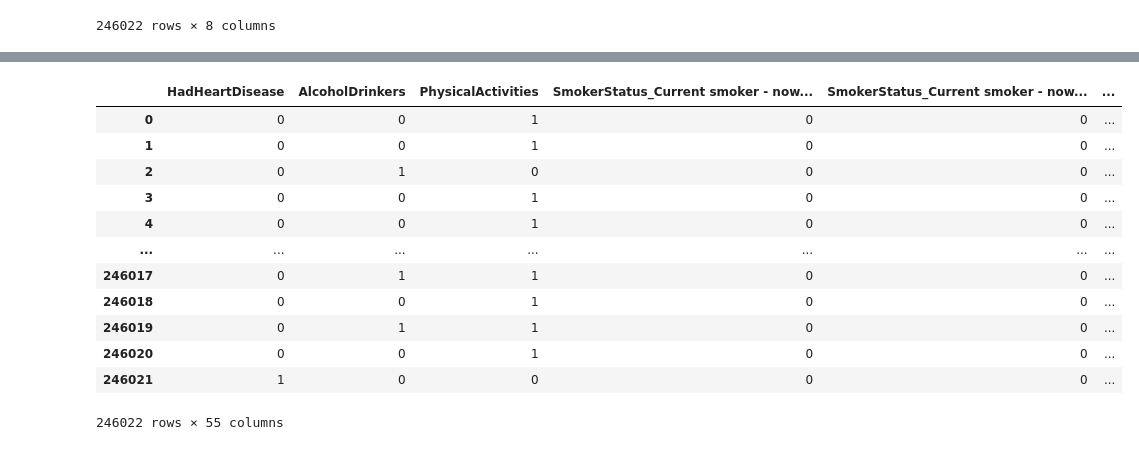
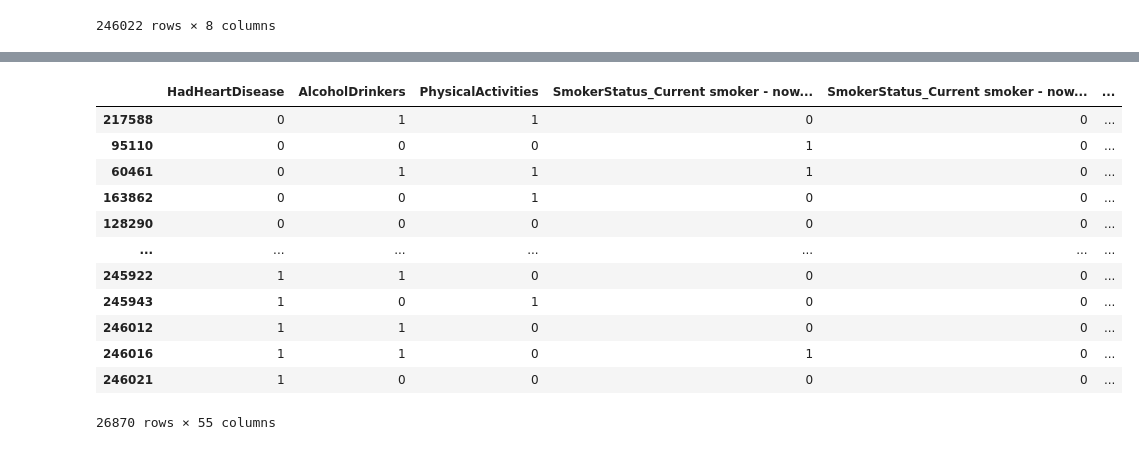
Before and after one commit to briangabini/csmodel, a Jupyter notebook: csmodel-project.ipynb, the cells around one changed output, grey strips where cells are left out. Cells and saved outputs as stored; diff of their text form; code cells hidden in the pictures.

```diff
--- a/csmodel-project.ipynb
+++ b/csmodel-project.ipynb
@@ -1103,3 +1103,17 @@ heart_df
 | 246020 | Excellent | 50 | No | Overweight | No | Never smoked | 7 | ... |
 | 246021 | Very good | 70 | Yes | Obese | No | Never smoked | 5 | ... |
 246022 rows × 8 columns
+# %%
+# Get respondents with heart disease
+heart_df_with = heart_df[heart_df['HadHeartDisease'] == 'Yes']
+
+# Get respondents without heart disease
+heart_df_without = heart_df[heart_df['HadHeartDisease'] == 'No']
+
+# Trim respondents without heart disease to match number of those with heart disease
+heart_df_without = heart_df_without.sample(n=heart_df_with.shape[0])
+
+# Concatenate the two dataframes
+heart_df_filtered = pd.concat([heart_df_without, heart_df_with])
+
+heart_df_filtered
@@ -1106,23 +1134,23 @@ heart_df
 # %%
 # One Hot Encoding
-heart_df_encoded = pd.get_dummies(heart_df, columns=['SmokerStatus', 'BMI', 'GeneralHealth', 'Age', 'SleepHours'])
-heart_df_encoded['HadHeartDisease'] = heart_df_encoded['HadHeartDisease'].map({'Yes': 1, 'No': 0})
-heart_df_encoded['AlcoholDrinkers'] = heart_df_encoded['AlcoholDrinkers'].map({'Yes': 1, 'No': 0})
-heart_df_encoded['PhysicalActivities'] = heart_df_encoded['PhysicalActivities'].map({'Yes': 1, 'No': 0})
-heart_df_encoded = heart_df_encoded.astype(int)
+heart_df_encoded_filtered = pd.get_dummies(heart_df_filtered, columns=['SmokerStatus', 'BMI', 'GeneralHealth', 'Age', 'SleepHours'])
+heart_df_encoded_filtered['HadHeartDisease'] = heart_df_encoded_filtered['HadHeartDisease'].map({'Yes': 1, 'No': 0})
+heart_df_encoded_filtered['AlcoholDrinkers'] = heart_df_encoded_filtered['AlcoholDrinkers'].map({'Yes': 1, 'No': 0})
+heart_df_encoded_filtered['PhysicalActivities'] = heart_df_encoded_filtered['PhysicalActivities'].map({'Yes': 1, 'No': 0})
+heart_df_encoded_filtered = heart_df_encoded_filtered.astype(int)
 
-heart_df_encoded
+heart_df_encoded_filtered
 # %% [output]
 |  | HadHeartDisease | AlcoholDrinkers | PhysicalActivities | SmokerStatus_Current smoker - now... | SmokerStatus_Current smoker - now... | ... |
-| 0 | 0 | 0 | 1 | 0 | 0 | ... |
-| 1 | 0 | 0 | 1 | 0 | 0 | ... |
-| 2 | 0 | 1 | 0 | 0 | 0 | ... |
-| 3 | 0 | 0 | 1 | 0 | 0 | ... |
-| 4 | 0 | 0 | 1 | 0 | 0 | ... |
+| 217588 | 0 | 1 | 1 | 0 | 0 | ... |
+| 95110 | 0 | 0 | 0 | 1 | 0 | ... |
+| 60461 | 0 | 1 | 1 | 1 | 0 | ... |
+| 163862 | 0 | 0 | 1 | 0 | 0 | ... |
+| 128290 | 0 | 0 | 0 | 0 | 0 | ... |
 | ... | ... | ... | ... | ... | ... | ... |
-| 246017 | 0 | 1 | 1 | 0 | 0 | ... |
-| 246018 | 0 | 0 | 1 | 0 | 0 | ... |
-| 246019 | 0 | 1 | 1 | 0 | 0 | ... |
-| 246020 | 0 | 0 | 1 | 0 | 0 | ... |
+| 245922 | 1 | 1 | 0 | 0 | 0 | ... |
+| 245943 | 1 | 0 | 1 | 0 | 0 | ... |
+| 246012 | 1 | 1 | 0 | 0 | 0 | ... |
+| 246016 | 1 | 1 | 0 | 1 | 0 | ... |
 | 246021 | 1 | 0 | 0 | 0 | 0 | ... |
-246022 rows × 55 columns
+26870 rows × 55 columns
```
Also changed, not shown: parts of 8 cells of this notebook.
